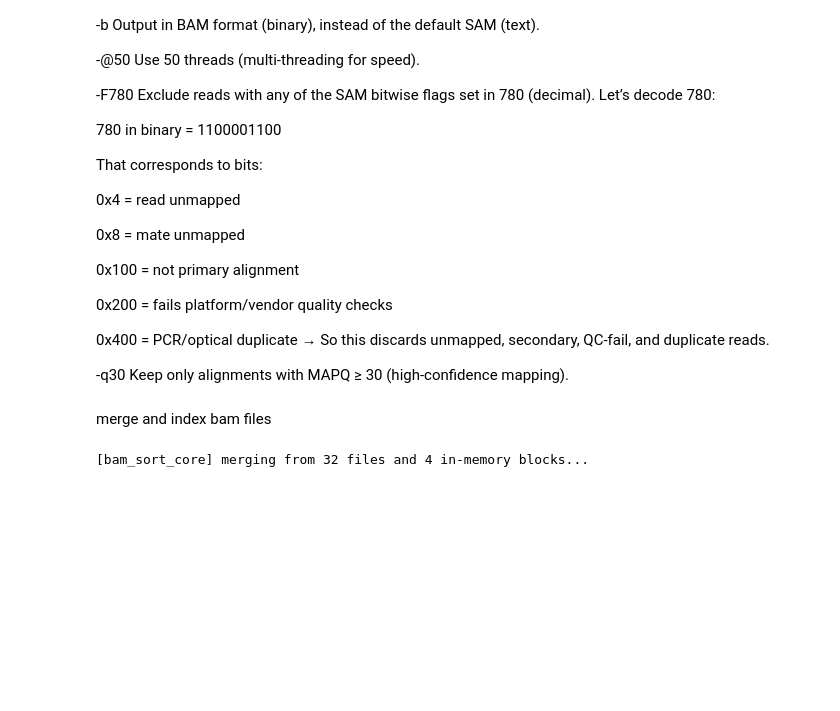
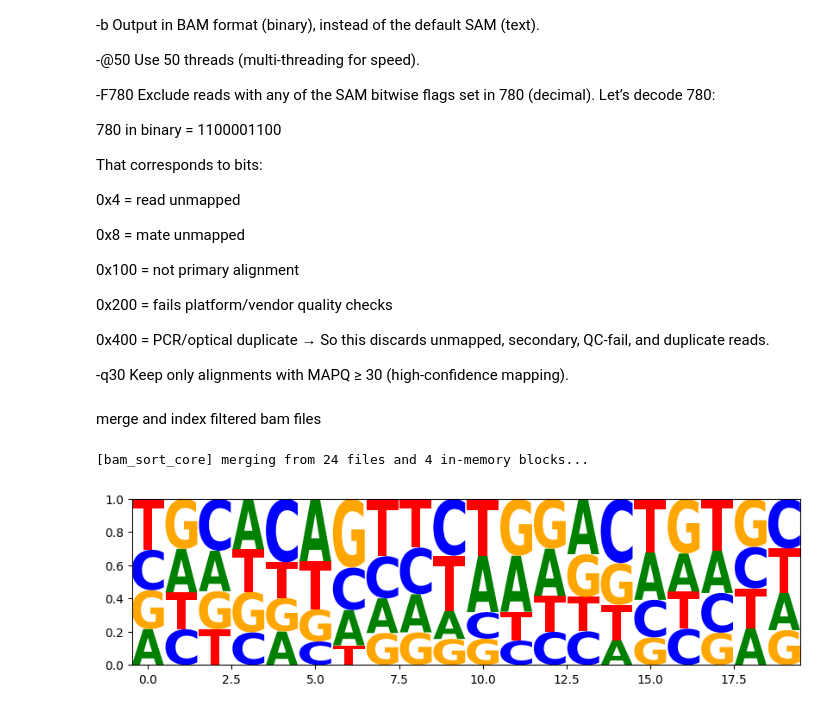
Before and after one commit to kundajelab/histobpnet, a Jupyter notebook: notebooks/valeh/misc_0.ipynb, the cells around one changed output. Cells and saved outputs as stored; diff of their text form; code cells hidden in the pictures; blank space fills up the shorter version.

```diff
--- a/notebooks/valeh/misc_0.ipynb
+++ b/notebooks/valeh/misc_0.ipynb
@@ -121,17 +121,55 @@ Keep only alignments with MAPQ ≥ 30 (high-confidence mapping).
 !samtools view -b -@50 -F 780 -q 30 /large_storage/goodarzilab/valehvpa/data/projects/scCisTrans/for_hist/rep2.bam > /large_storage/goodarzilab/valehvpa/data/projects/scCisTrans/for_hist/rep2_filtered.bam
 !samtools view -b -@50 -F 780 -q 30 /large_storage/goodarzilab/valehvpa/data/projects/scCisTrans/for_hist/rep3.bam > /large_storage/goodarzilab/valehvpa/data/projects/scCisTrans/for_hist/rep3_filtered.bam
 # %% [markdown]
-merge and index bam files
+merge and index filtered bam files
 # %%
 !samtools merge \
-    -f /large_storage/goodarzilab/valehvpa/data/projects/scCisTrans/for_hist/merged_unsorted.bam \
-    /large_storage/goodarzilab/valehvpa/data/projects/scCisTrans/for_hist/rep1.bam \
-    /large_storage/goodarzilab/valehvpa/data/projects/scCisTrans/for_hist/rep2.bam \
-    /large_storage/goodarzilab/valehvpa/data/projects/scCisTrans/for_hist/rep3.bam
+    -f /large_storage/goodarzilab/valehvpa/data/projects/scCisTrans/for_hist/encode/k562_h3k27ac/filtered_merged_unsorted.bam \
+    /large_storage/goodarzilab/valehvpa/data/projects/scCisTrans/for_hist/encode/k562_h3k27ac/rep1_filtered.bam \
+    /large_storage/goodarzilab/valehvpa/data/projects/scCisTrans/for_hist/encode/k562_h3k27ac/rep2_filtered.bam \
+    /large_storage/goodarzilab/valehvpa/data/projects/scCisTrans/for_hist/encode/k562_h3k27ac/rep3_filtered.bam
 
-!samtools sort -@4 /large_storage/goodarzilab/valehvpa/data/projects/scCisTrans/for_hist/merged_unsorted.bam \
-    -o /large_storage/goodarzilab/valehvpa/data/projects/scCisTrans/for_hist/merged.bam
+!samtools sort -@4 /large_storage/goodarzilab/valehvpa/data/projects/scCisTrans/for_hist/encode/k562_h3k27ac/filtered_merged_unsorted.bam \
+    -o /large_storage/goodarzilab/valehvpa/data/projects/scCisTrans/for_hist/encode/k562_h3k27ac/filtered_merged.bam
 
-!samtools index /large_storage/goodarzilab/valehvpa/data/projects/scCisTrans/for_hist/merged.bam
+!samtools index /large_storage/goodarzilab/valehvpa/data/projects/scCisTrans/for_hist/encode/k562_h3k27ac/filtered_merged.bam
 # %% [output]
-[bam_sort_core] merging from 32 files and 4 in-memory blocks...
+[bam_sort_core] merging from 24 files and 4 in-memory blocks...
+# %%
+import pandas as pd
+import logomaker
+import matplotlib.pyplot as plt
+
+pwm = [
+    [0.2159, 0.2432, 0.2340, 0.3069],
+    [0.2618, 0.2147, 0.3016, 0.2218],
+    [0.2434, 0.3128, 0.2287, 0.2151],
+    [0.3038, 0.1961, 0.2442, 0.2559],
+    [0.2012, 0.3824, 0.2020, 0.2144],
+    [0.3758, 0.1410, 0.1945, 0.2887],
+    [0.2124, 0.2557, 0.4140, 0.1179],
+    [0.2087, 0.2536, 0.1922, 0.3456],
+    [0.2289, 0.2810, 0.1963, 0.2938],
+    [0.1685, 0.3422, 0.1563, 0.3330],
+    [0.3401, 0.1602, 0.1577, 0.3420],
+    [0.3369, 0.1467, 0.3426, 0.1738],
+    [0.2838, 0.1995, 0.3005, 0.2163],
+    [0.3334, 0.2022, 0.2571, 0.2073],
+    [0.1479, 0.3869, 0.2510, 0.2142],
+    [0.2859, 0.2259, 0.1659, 0.3222],
+    [0.2293, 0.2181, 0.3295, 0.2232],
+    [0.2555, 0.2391, 0.1940, 0.3114],
+    [0.2207, 0.2493, 0.2899, 0.2401],
+    [0.2236, 0.2995, 0.2095, 0.2675],
+]
+
+# convert to DataFrame
+df = pd.DataFrame(pwm, columns=["A","C","G","T"])
+
+# plot logo
+# ic = df * (np.log2(df+1e-9) - np.log2(0.25))  # compute IC per base
+# logo = logomaker.Logo(ic, color_scheme="classic")
+logo = logomaker.Logo(df, color_scheme="classic")
+plt.show()
+# %% [output]
+[figure, added]
```
Also changed, not shown: parts of 1 cell of this notebook, 8 other files.
